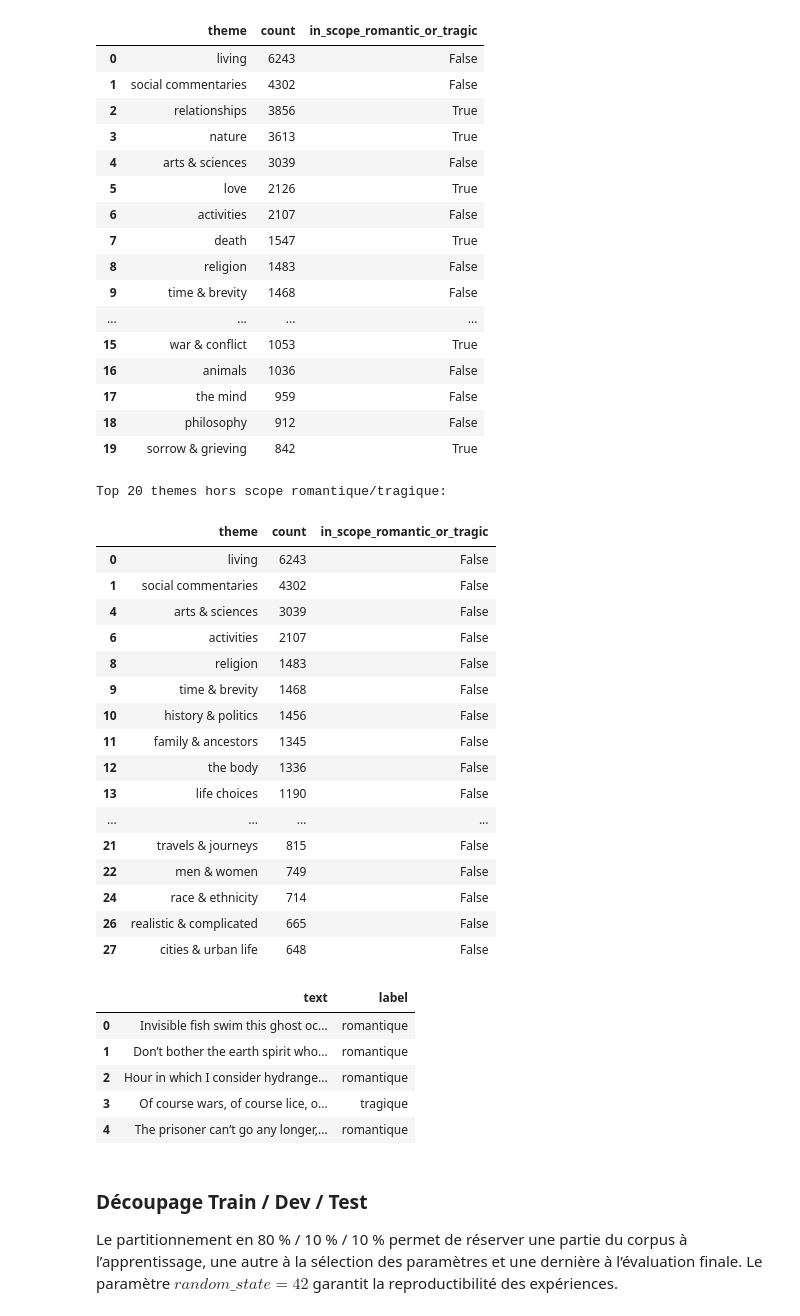
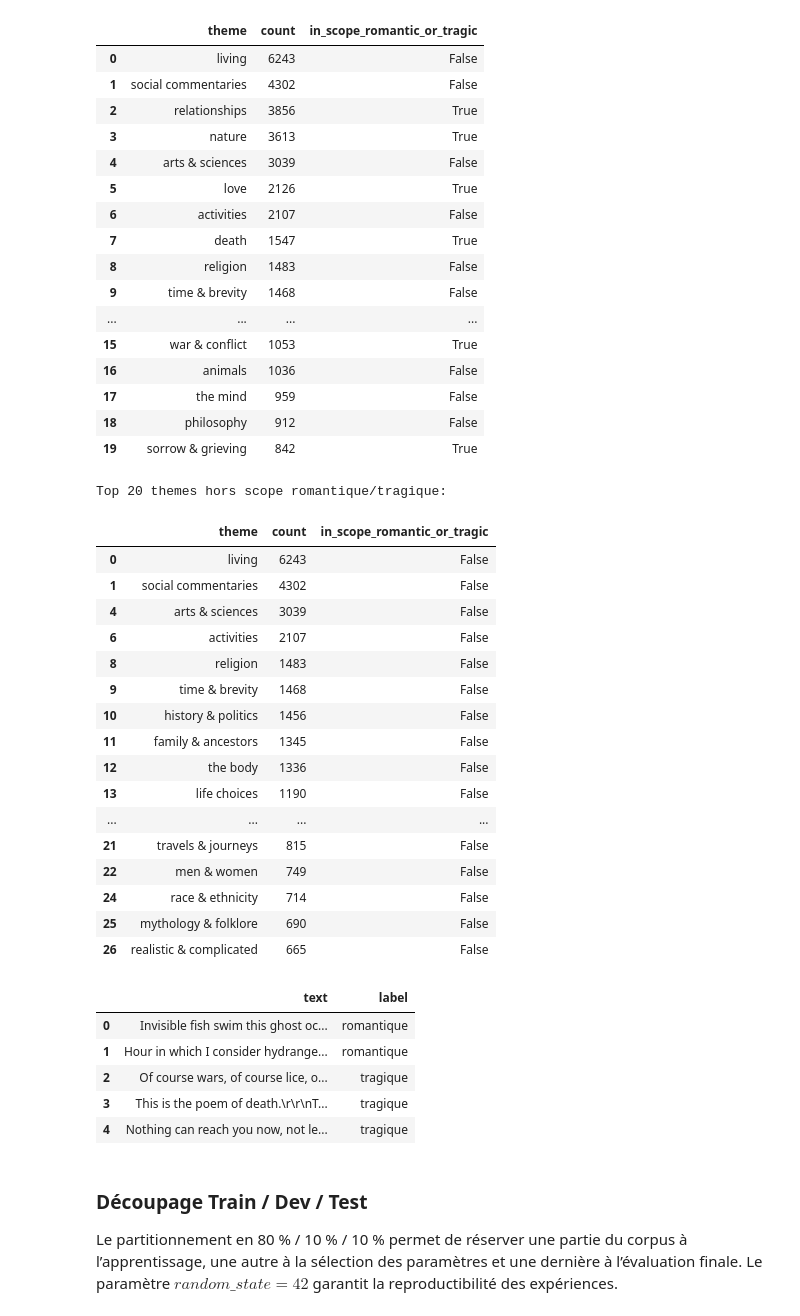
Before and after one commit to ba-giacchero/NLP_PROJECT_FABBRINI_GIACCHERO, a Jupyter notebook: final_project_nlp.ipynb, the cells around one changed output. Cells and saved outputs as stored; diff of their text form; code cells hidden in the pictures.

```diff
--- a/final_project_nlp.ipynb
+++ b/final_project_nlp.ipynb
@@ -113,9 +169,8 @@ def load_poetry_dataset(path=DATA_PATH):
     themes_table.columns = ["theme", "count"]
 
     romantic_keywords = [
-        "romantic", "love", "relationships", "nature", "flowers",
-        "spring", "beauty", "desire", "passion", "heart",
-        "faith", "spiritual", "mythology", "legends"
+        "romantic", "love", "relationships", "nature", "beauty",
+        "desire", "passion", "heart"
     ]
     tragic_keywords = [
         "tragic", "tragedy", "death", "sorrow", "grieving",
@@ -209,41 +264,41 @@ Top 20 themes (tous themes):
 | 2 | relationships | 3856 | True |
 | 3 | nature | 3613 | True |
 | 4 | arts & sciences | 3039 | False |
 | 5 | love | 2126 | True |
 | 6 | activities | 2107 | False |
 | 7 | death | 1547 | True |
 | 8 | religion | 1483 | False |
 | 9 | time & brevity | 1468 | False |
 | ... | ... | ... | ... |
 | 15 | war & conflict | 1053 | True |
 | 16 | animals | 1036 | False |
 | 17 | the mind | 959 | False |
 | 18 | philosophy | 912 | False |
 | 19 | sorrow & grieving | 842 | True |
 Top 20 themes hors scope romantique/tragique:
 |  | theme | count | in_scope_romantic_or_tragic |
 | 0 | living | 6243 | False |
 | 1 | social commentaries | 4302 | False |
 | 4 | arts & sciences | 3039 | False |
 | 6 | activities | 2107 | False |
 | 8 | religion | 1483 | False |
 | 9 | time & brevity | 1468 | False |
 | 10 | history & politics | 1456 | False |
 | 11 | family & ancestors | 1345 | False |
 | 12 | the body | 1336 | False |
 | 13 | life choices | 1190 | False |
 | ... | ... | ... | ... |
 | 21 | travels & journeys | 815 | False |
 | 22 | men & women | 749 | False |
 | 24 | race & ethnicity | 714 | False |
+| 25 | mythology & folklore | 690 | False |
 | 26 | realistic & complicated | 665 | False |
-| 27 | cities & urban life | 648 | False |
 |  | text | label |
 | 0 | Invisible fish swim this ghost oc... | romantique |
-| 1 | Don’t bother the earth spirit who... | romantique |
-| 2 | Hour in which I consider hydrange... | romantique |
-| 3 | Of course wars, of course lice, o... | tragique |
-| 4 | The prisoner can’t go any longer,... | romantique |
+| 1 | Hour in which I consider hydrange... | romantique |
+| 2 | Of course wars, of course lice, o... | tragique |
+| 3 | This is the poem of death.\r\r\nT... | tragique |
+| 4 | Nothing can reach you now, not le... | tragique |
 # %% [markdown]
 ### Découpage Train / Dev / Test
 
```
Also changed, not shown: parts of 20 cells of this notebook.
